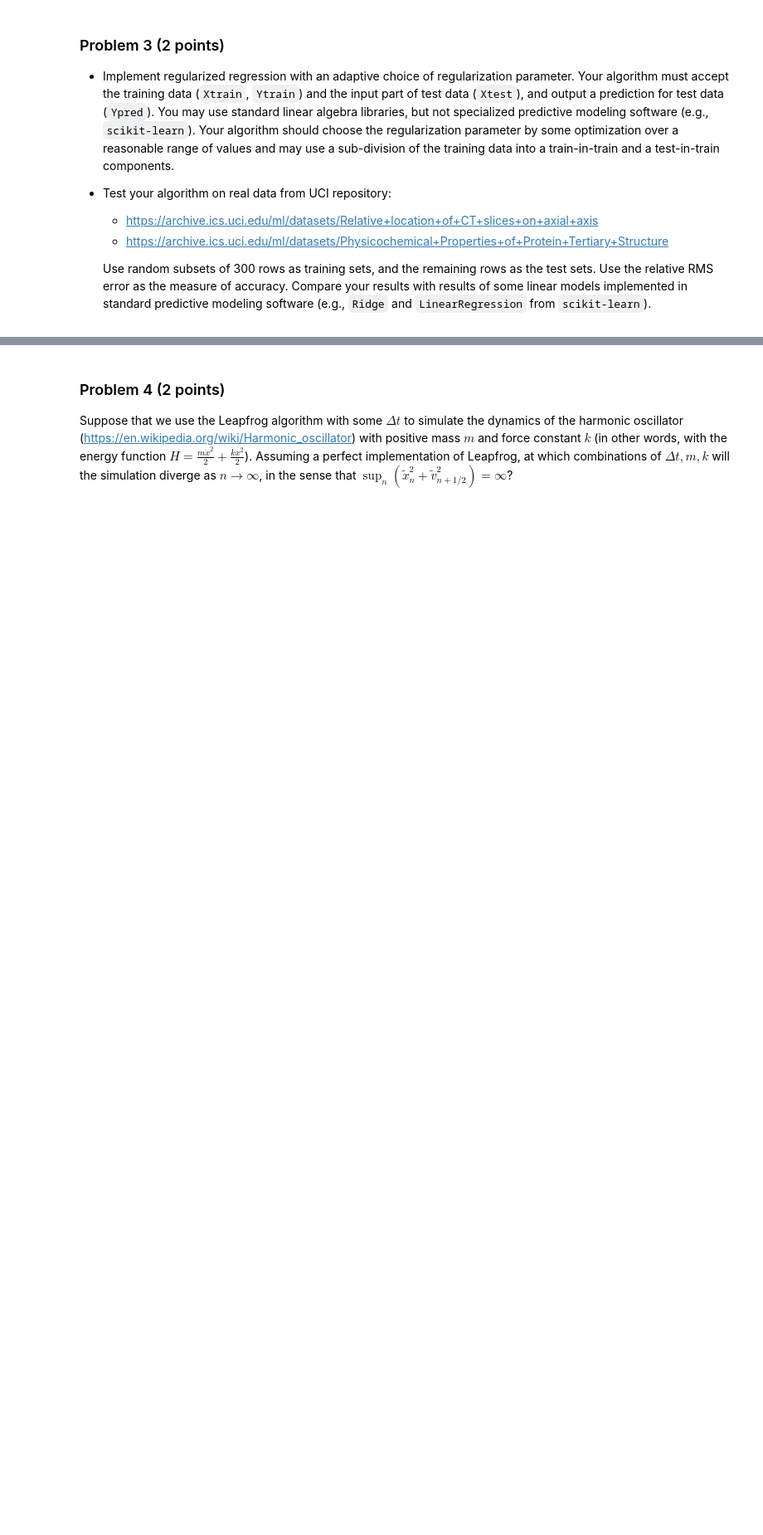
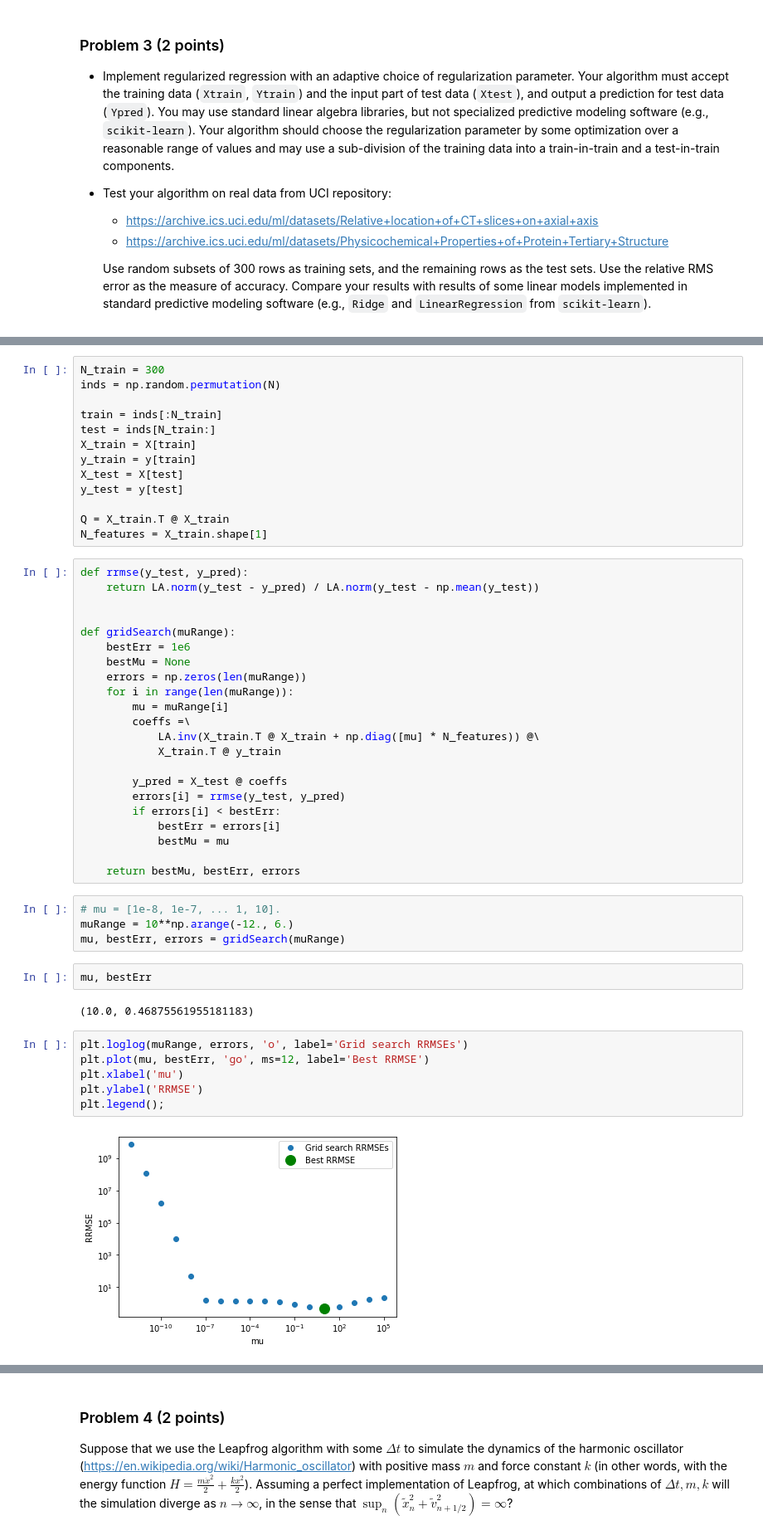
Before and after one commit to ArtemVergazov/scientific_computing, a Jupyter notebook: hw2/vergazov_artem_hw2.ipynb, the cells around one changed output, grey strips where cells are left out. Shown at 83% size. Saved outputs shown, nothing was run; the diff lists cells and outputs as text; blank space fills up the shorter version.

```diff
--- a/hw2/vergazov_artem_hw2.ipynb
+++ b/hw2/vergazov_artem_hw2.ipynb
@@ -95,0 +159,51 @@ x, dx, x + dx
+# %%
+N_train = 300
+inds = np.random.permutation(N)
+
+train = inds[:N_train]
+test = inds[N_train:]
+X_train = X[train]
+y_train = y[train]
+X_test = X[test]
+y_test = y[test]
+
+Q = X_train.T @ X_train
+N_features = X_train.shape[1]
+# %%
+def rrmse(y_test, y_pred):
+    return LA.norm(y_test - y_pred) / LA.norm(y_test - np.mean(y_test))
+
+
+def gridSearch(muRange):
+    bestErr = 1e6
+    bestMu = None
+    errors = np.zeros(len(muRange))
+    for i in range(len(muRange)):
+        mu = muRange[i]
+        coeffs =\
+            LA.inv(X_train.T @ X_train + np.diag([mu] * N_features)) @\
+            X_train.T @ y_train
+
+        y_pred = X_test @ coeffs
+        errors[i] = rrmse(y_test, y_pred)
+        if errors[i] < bestErr:
+            bestErr = errors[i]
+            bestMu = mu
+
+    return bestMu, bestErr, errors
+# %%
+# mu = [1e-8, 1e-7, ... 1, 10].
+muRange = 10**np.arange(-12., 6.)
+mu, bestErr, errors = gridSearch(muRange)
+# %%
+mu, bestErr
+# %% [output]
+(10.0, 0.46875561955181183)
+# %%
+plt.loglog(muRange, errors, 'o', label='Grid search RRMSEs')
+plt.plot(mu, bestErr, 'go', ms=12, label='Best RRMSE')
+plt.xlabel('mu')
+plt.ylabel('RRMSE')
+plt.legend();
+# %% [output]
+[figure, added]
```
Also changed, not shown: parts of 31 cells of this notebook, 7 other files.
